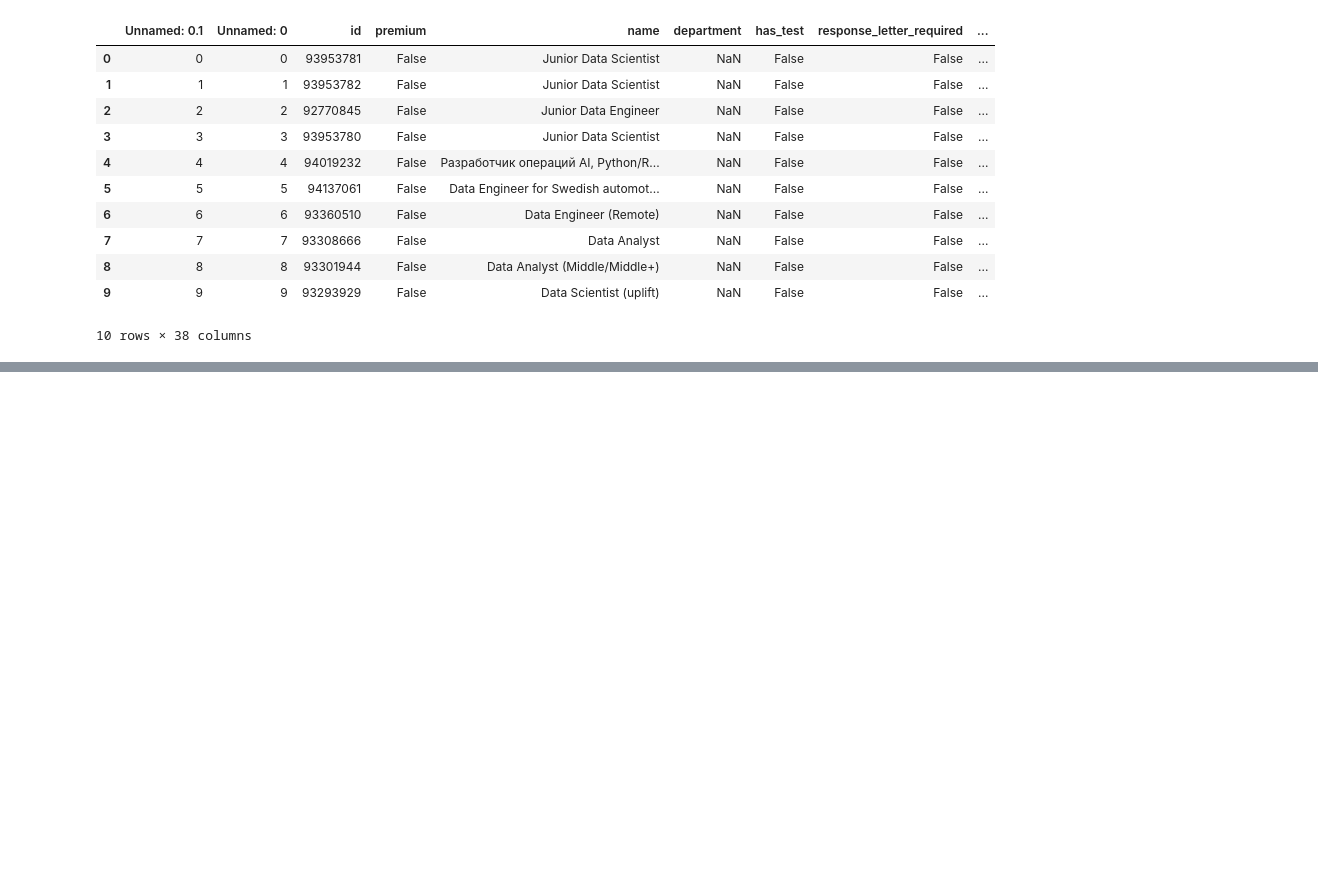
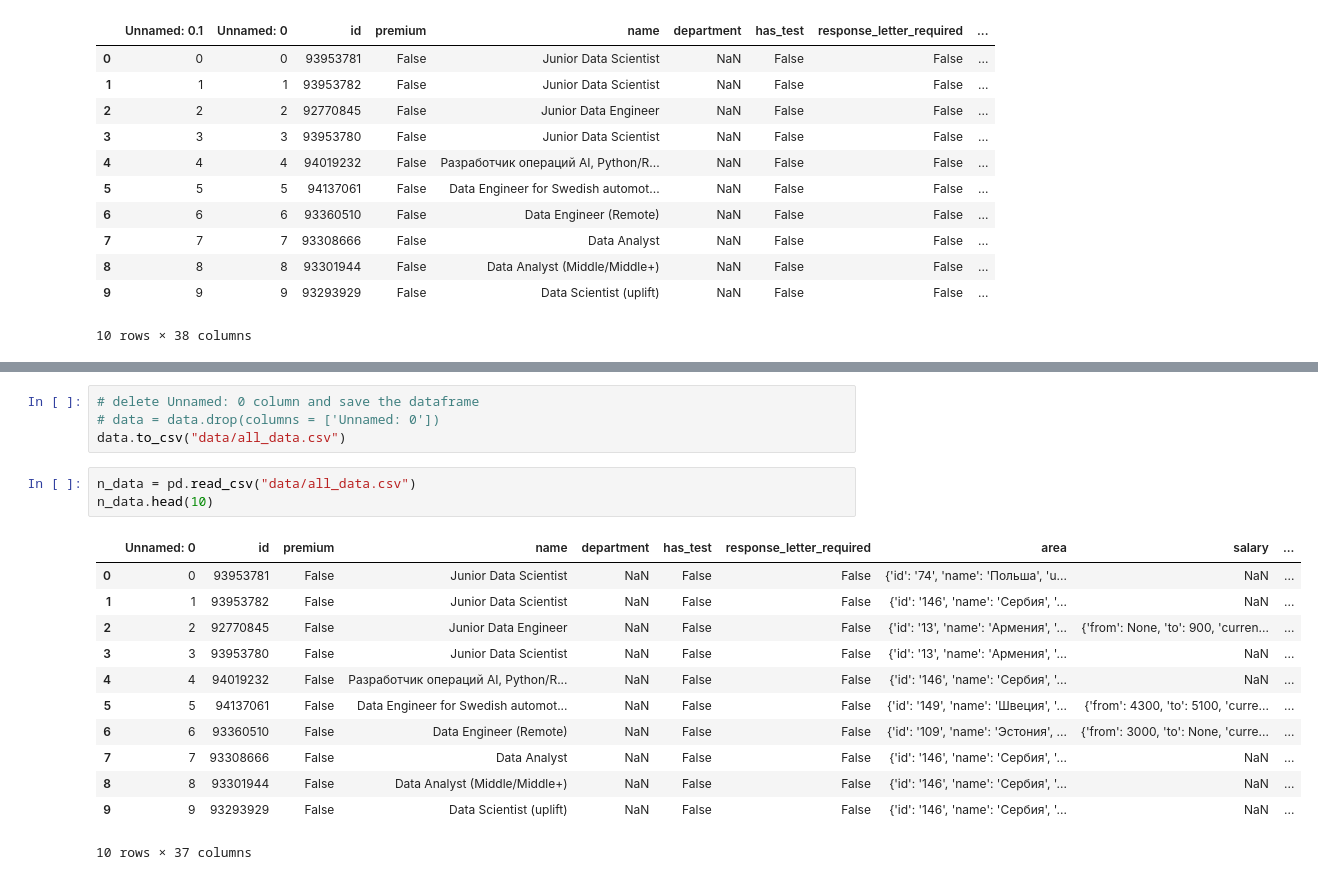
Before and after one commit to sashhhaka/HH-VacancyAnalysis, a Jupyter notebook: parser.ipynb, the cells around one changed output, grey strips where cells are left out. Cells and saved outputs as stored; diff of their text form; blank space fills up the shorter version.

Commit message:
final data

```diff
--- a/parser.ipynb
+++ b/parser.ipynb
@@ -80,0 +91,20 @@ memory usage: 570.1+ KB
+# %%
+# delete Unnamed: 0 column and save the dataframe
+# data = data.drop(columns = ['Unnamed: 0'])
+data.to_csv("data/all_data.csv")
+# %%
+n_data = pd.read_csv("data/all_data.csv")
+n_data.head(10)
+# %% [output]
+|  | Unnamed: 0 | id | premium | name | department | has_test | response_letter_required | area | salary | ... |
+| 0 | 0 | 93953781 | False | Junior Data Scientist | NaN | False | False | {'id': '74', 'name': 'Польша', 'u... | NaN | ... |
+| 1 | 1 | 93953782 | False | Junior Data Scientist | NaN | False | False | {'id': '146', 'name': 'Сербия', '... | NaN | ... |
+| 2 | 2 | 92770845 | False | Junior Data Engineer | NaN | False | False | {'id': '13', 'name': 'Армения', '... | {'from': None, 'to': 900, 'curren... | ... |
+| 3 | 3 | 93953780 | False | Junior Data Scientist | NaN | False | False | {'id': '13', 'name': 'Армения', '... | NaN | ... |
+| 4 | 4 | 94019232 | False | Разработчик операций AI, Python/R... | NaN | False | False | {'id': '146', 'name': 'Сербия', '... | NaN | ... |
+| 5 | 5 | 94137061 | False | Data Engineer for Swedish automot... | NaN | False | False | {'id': '149', 'name': 'Швеция', '... | {'from': 4300, 'to': 5100, 'curre... | ... |
+| 6 | 6 | 93360510 | False | Data Engineer (Remote) | NaN | False | False | {'id': '109', 'name': 'Эстония', ... | {'from': 3000, 'to': None, 'curre... | ... |
+| 7 | 7 | 93308666 | False | Data Analyst | NaN | False | False | {'id': '146', 'name': 'Сербия', '... | NaN | ... |
+| 8 | 8 | 93301944 | False | Data Analyst (Middle/Middle+) | NaN | False | False | {'id': '146', 'name': 'Сербия', '... | NaN | ... |
+| 9 | 9 | 93293929 | False | Data Scientist (uplift) | NaN | False | False | {'id': '146', 'name': 'Сербия', '... | NaN | ... |
+10 rows × 37 columns
```
Also changed, not shown: parts of 3 cells of this notebook, 1 other file.
